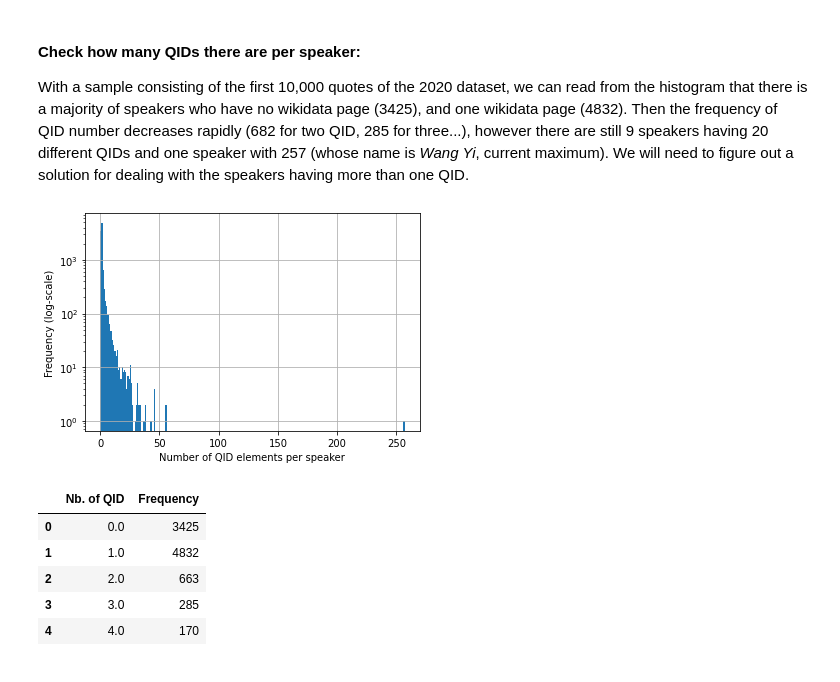
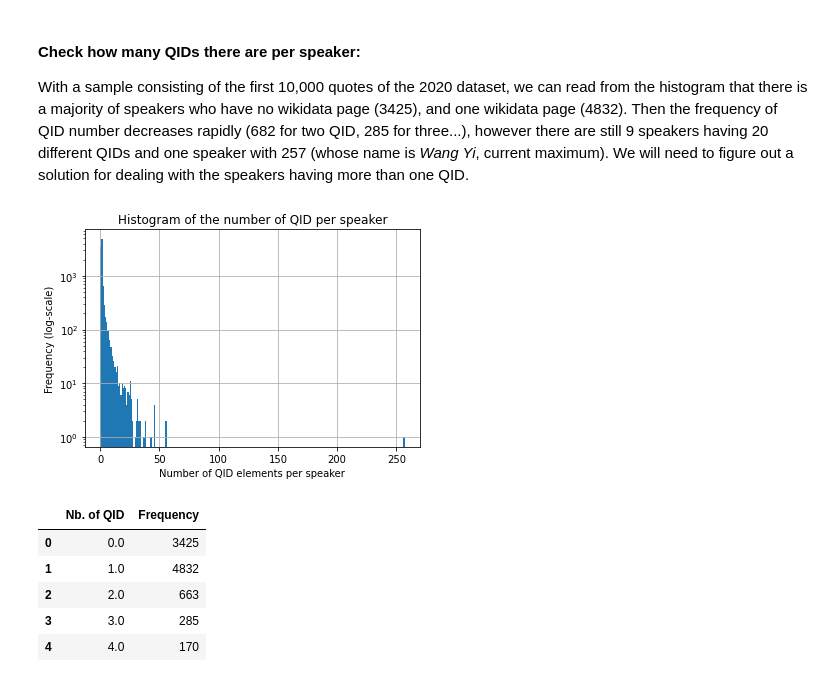
Before and after one commit to epfl-ada/ada-2021-project-i-did-ada-did-i, a Jupyter notebook: Pipeline.ipynb, the cells around one changed output. Saved outputs shown, nothing was run; the diff lists cells and outputs as text; code cells hidden in the pictures.

```diff
--- a/Pipeline.ipynb
+++ b/Pipeline.ipynb
@@ -139,18 +172,19 @@ With a sample consisting of the first 10,000 quotes of the 2020 dataset, we can
 # %%
 # Check QID list's length of every loaded quotes
 length_qids = np.zeros(len(df_quotes))
 for idx, qids in enumerate(df_quotes["qids"].values):
   length_qids[idx] = len(qids)
 # Plot a histogram with log-scale on Y axis
 plt.hist(length_qids, bins=int(np.max(length_qids)))
 plt.yscale('log')
 plt.grid('on')
 plt.xlabel("Number of QID elements per speaker")
 plt.ylabel("Frequency (log-scale)")
+plt.title("Histogram of the number of QID per speaker")
 #plt.xlim(0, 30) # Uncomment for focusing on a specific region
 plt.show()
 # %% [output]
-[figure, old version]
+[figure, new version]
 # %%
 # Display the frequency using a dataframe instead of a histogram
 val, freq = np.unique(length_qids, return_counts=True)
```
Also changed, not shown: parts of 84 cells of this notebook.
